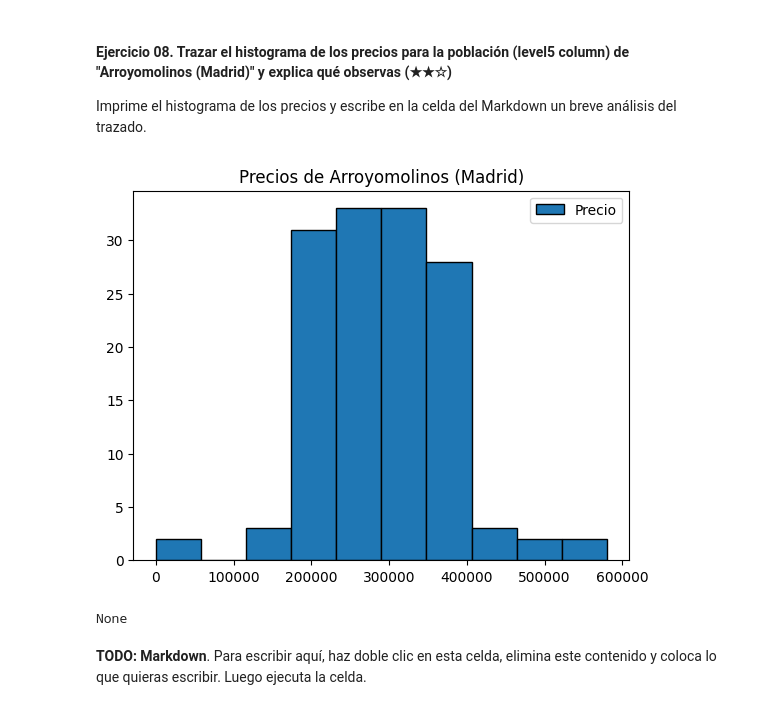
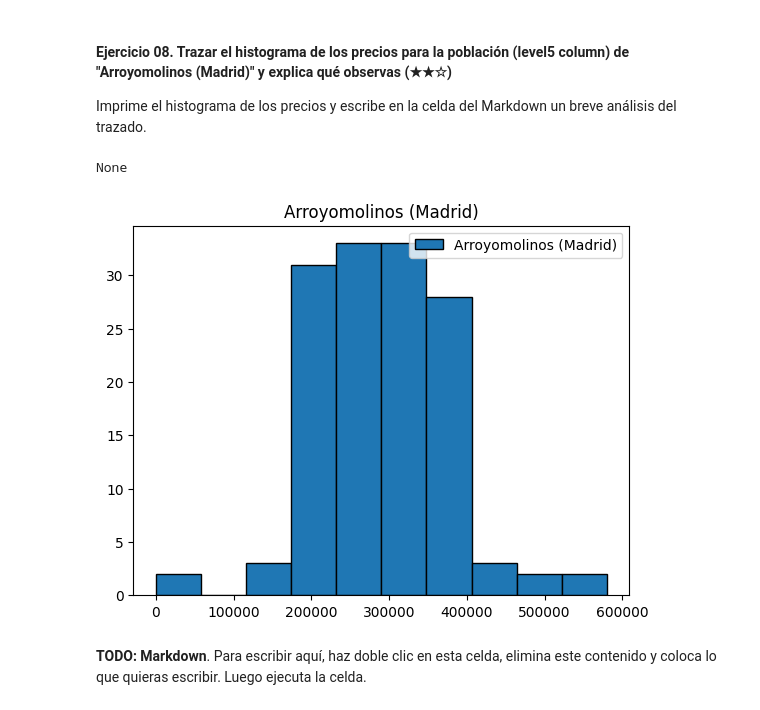
Before and after one commit to 4GeeksAcademy/realestate-datacleanup-exercise-curso, a Jupyter notebook: project.es.ipynb, the cells around one changed output. Saved outputs shown, nothing was run; the diff lists cells and outputs as text; code cells hidden in the pictures.

```diff
--- a/project.es.ipynb
+++ b/project.es.ipynb
@@ -192,16 +177,16 @@ Imprime el histograma de los precios y escribe en la celda del Markdown un breve
 # %%
 import matplotlib.pyplot as plt
 
 def HistogramPopulation(dataset, city):
-    plt.hist(x=dataset[dataset['level5'] == city]["price"], ec = "black", label="Precio")
-    plt.title(f"Precios de {city}")
-    plt.legend()
-    plt.show()
+    plt.hist(dataset[dataset['level5'] == city]["price"], ec = "black", label= city)
 
 print(HistogramPopulation(cleandataset, "Arroyomolinos (Madrid)"))
+plt.title("Arroyomolinos (Madrid)")
+plt.legend()
+plt.show()
 # %% [output]
+None
-[figure, old version]
+[figure, new version]
-None
 # %% [markdown]
 **TODO: Markdown**. Para escribir aquí, haz doble clic en esta celda, elimina este contenido y coloca lo que quieras escribir. Luego ejecuta la celda.
 # %% [markdown]
```
Also changed, not shown: parts of 8 cells of this notebook, 1 other file.
